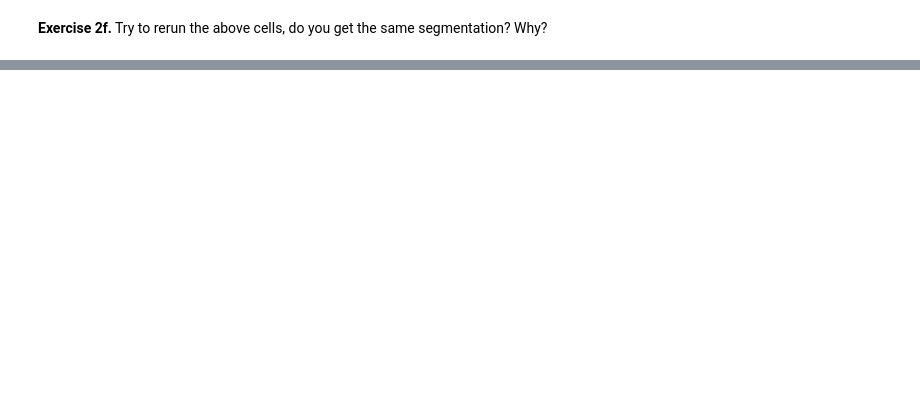
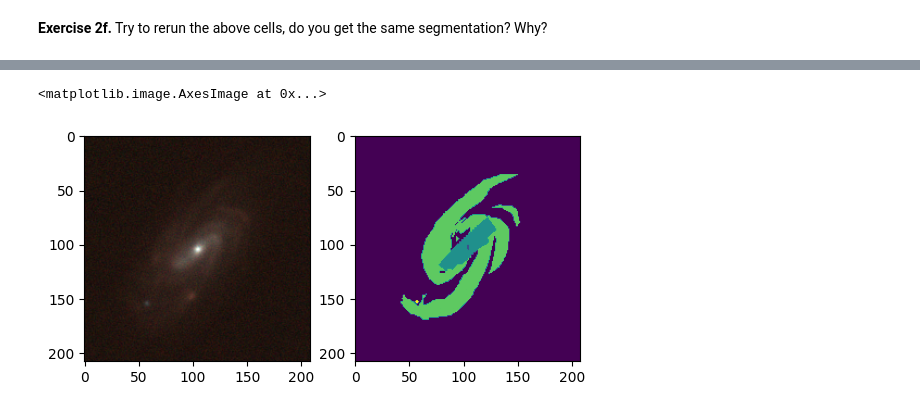
Before and after one commit to rndsrc/dl, a Jupyter notebook: segformer.ipynb, the cells around one changed output, grey strips where cells are left out. Drawn from its saved outputs; the diff is of its cells as text; code cells hidden in the pictures; blank space fills up the shorter version.

Commit message:
Look into sample data set

```diff
--- a/segformer.ipynb
+++ b/segformer.ipynb
@@ -114,0 +120,22 @@ segshow(img)
+# %%
+def normalize(a):
+    a -= np.min(a)
+    a *= 255 / np.max(a)
+    return a.astype(np.uint8)
+
+with fits.open("sample10/imagedata_1-118820.fits") as hdul:
+    img = np.moveaxis(np.array([
+        normalize(hdul[0].data),
+        normalize(hdul[1].data),
+        normalize(hdul[2].data),
+    ]), 0, -1)
+
+with fits.open("sample10/mask_1-118820.fits") as hdul:
+    mask = np.array(hdul[0].data).astype(np.uint8)
+
+fig, axes = plt.subplots(1,2)
+axes[0].imshow(img)
+axes[1].imshow(mask)
+# %% [output]
+<matplotlib.image.AxesImage at 0x...>
+[figure, added]
```
Also changed, not shown: parts of 5 cells of this notebook.
